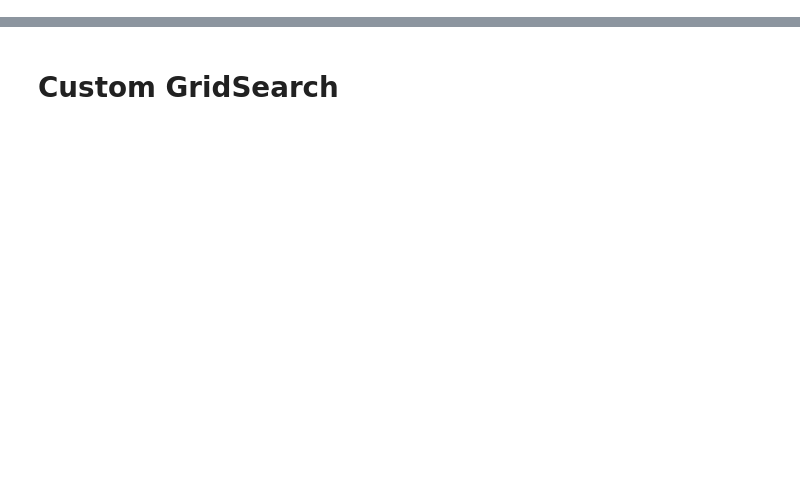
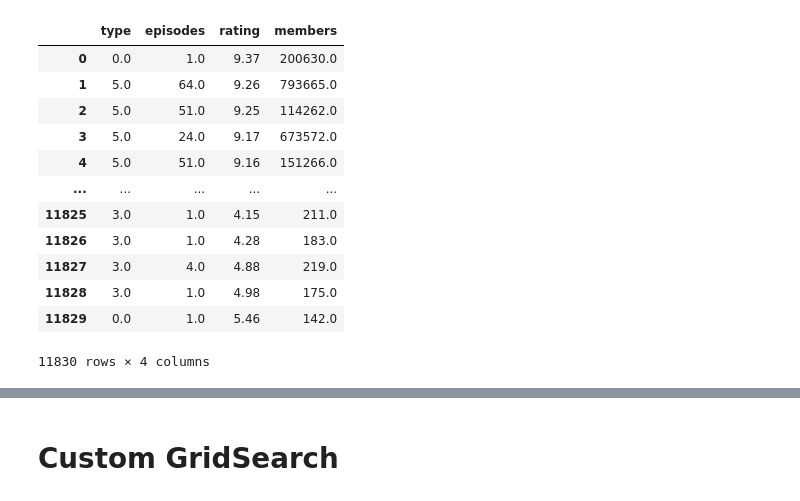
Before and after one commit to Ko4eBHuK/hybrid-intelligent-systems, a Jupyter notebook: HIS2.ipynb, the cells around one changed output, grey strips where cells are left out. Drawn from its saved outputs; the diff is of its cells as text; code cells hidden in the pictures; blank space fills up the shorter version.

```diff
--- a/HIS2.ipynb
+++ b/HIS2.ipynb
@@ -11,3 +35,33 @@ print(data_set.target_names)
+# %%
+anime_type_feature = [int(x) for x in train_df_raw['type'].astype('category').cat.codes.to_list()]
+episodes_feature = [int(x) for x in train_df_raw.episodes.values]
+rating_feature = [float(x) for x in train_df_raw.rating.values]
+members_feature = [int(x) for x in train_df_raw.members.values]
+
+df_body = [
+    anime_type_feature,
+    episodes_feature,
+    rating_feature,
+    members_feature
+]
+
+data = pd.DataFrame(df_body, index=['type', 'episodes', 'rating', 'members']).T
+# %%
+data
+# %% [output]
+|  | type | episodes | rating | members |
+| 0 | 0.0 | 1.0 | 9.37 | 200630.0 |
+| 1 | 5.0 | 64.0 | 9.26 | 793665.0 |
+| 2 | 5.0 | 51.0 | 9.25 | 114262.0 |
+| 3 | 5.0 | 24.0 | 9.17 | 673572.0 |
+| 4 | 5.0 | 51.0 | 9.16 | 151266.0 |
+| ... | ... | ... | ... | ... |
+| 11825 | 3.0 | 1.0 | 4.15 | 211.0 |
+| 11826 | 3.0 | 1.0 | 4.28 | 183.0 |
+| 11827 | 3.0 | 4.0 | 4.88 | 219.0 |
+| 11828 | 3.0 | 1.0 | 4.98 | 175.0 |
+| 11829 | 0.0 | 1.0 | 5.46 | 142.0 |
+11830 rows × 4 columns
 # %%
 from sklearn.cluster import AgglomerativeClustering
 import numpy as np
```
Also changed, not shown: parts of 8 cells of this notebook, 1 other file.
